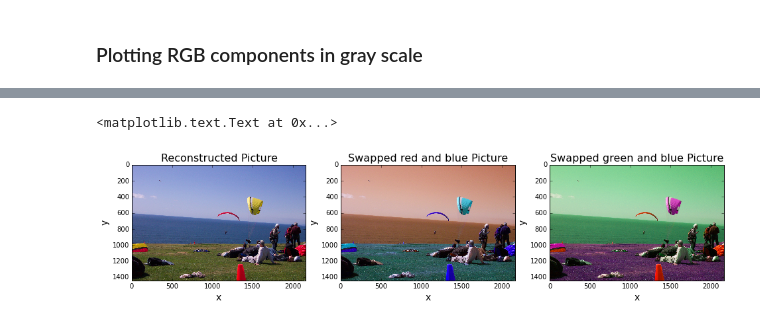
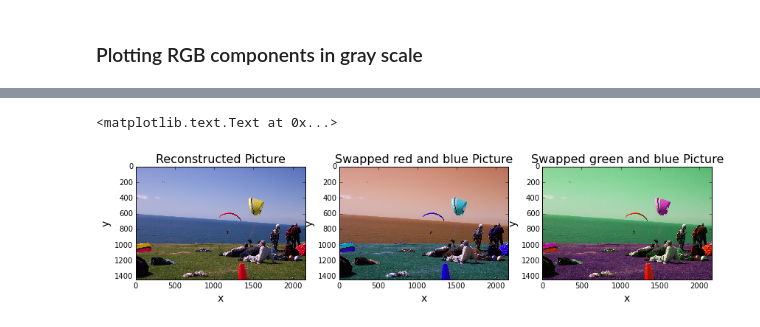
Before and after one commit to biavillasboas/SIO236, a Jupyter notebook: labs/lab03/villasboas_bia_lab3.ipynb, the cells around one changed output, grey strips where cells are left out. Drawn from its saved outputs; the diff is of its cells as text; code cells hidden in the pictures.

```diff
--- a/labs/lab03/villasboas_bia_lab3.ipynb
+++ b/labs/lab03/villasboas_bia_lab3.ipynb
@@ -117,24 +117,24 @@ recover = Image.fromarray(np.stack([r,g,b], axis=2))
 swaprb = Image.fromarray(np.stack([b,g,r], axis=2))
 swapgb = Image.fromarray(np.stack([r,b,g], axis=2))
 # %%
-plt.figure(figsize=(16,16))
+plt.figure(figsize=(14,16))
 plt.subplot(131)
 plt.imshow(recover)
 plt.xlabel('x', fontsize=14)
 plt.ylabel('y', fontsize=14)
 plt.title('Reconstructed Picture', fontsize=16)
 plt.subplot(132)
 plt.imshow(swaprb)
 plt.xlabel('x', fontsize=14)
 plt.ylabel('y', fontsize=14)
 plt.title('Swapped red and blue Picture', fontsize=16)
 plt.subplot(133)
 plt.imshow(swapgb)
 plt.xlabel('x', fontsize=14)
 plt.ylabel('y', fontsize=14)
 plt.title('Swapped green and blue Picture', fontsize=16)
 # %% [output]
 <matplotlib.text.Text at 0x...>
-[figure, old version]
+[figure, new version]
 # %%
 swaprb.save('swapped_rb.png')
```
Also changed, not shown: parts of 2 cells of this notebook.
